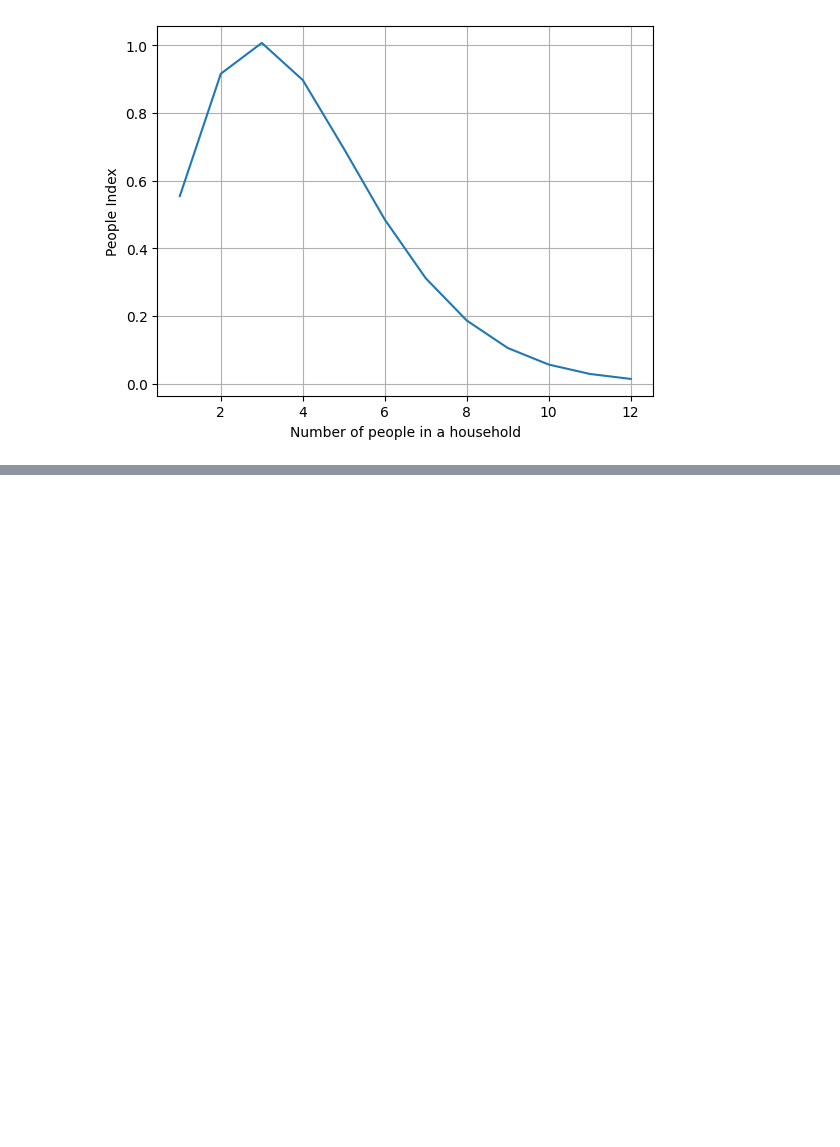
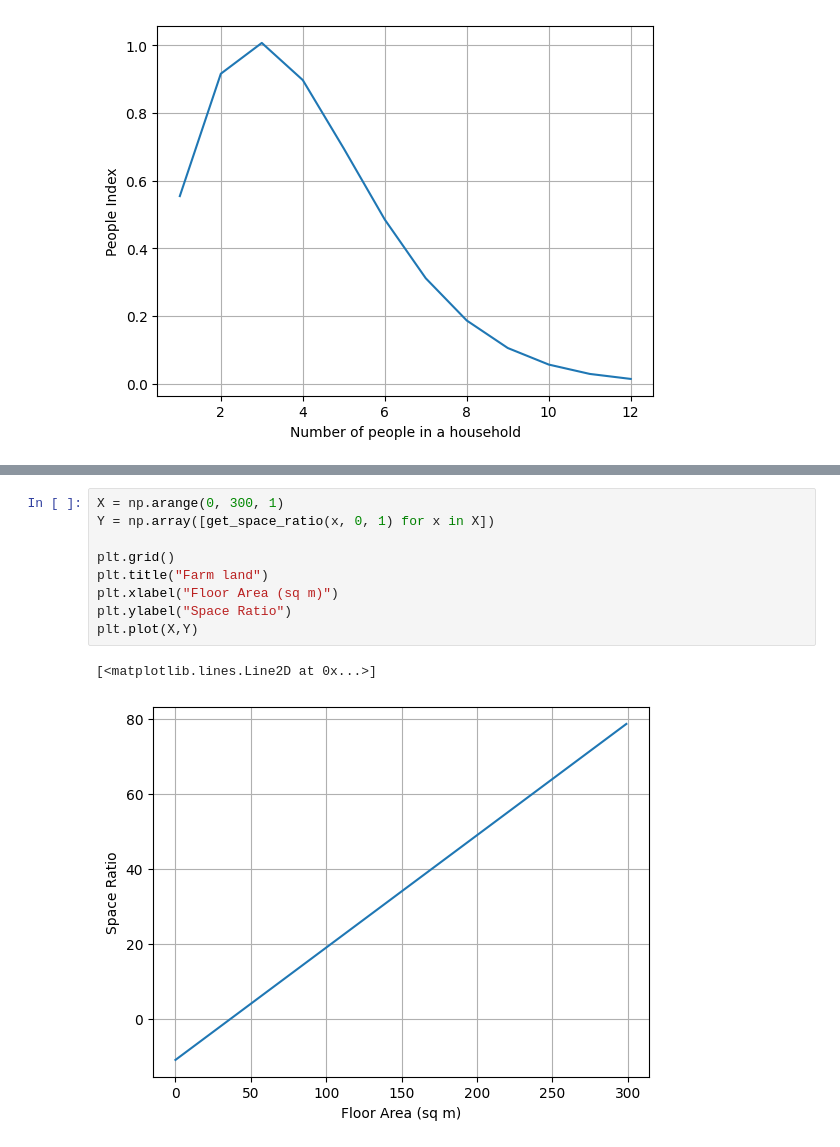
Before and after one commit to i2mx/IMMC-A-2024, a Jupyter notebook: Question1Model.ipynb, the cells around one changed output, grey strips where cells are left out. Cells and saved outputs as stored; diff of their text form; blank space fills up the shorter version.

```diff
--- a/Question1Model.ipynb
+++ b/Question1Model.ipynb
@@ -76 +78,13 @@ plt.plot(X,Y)
+# %%
+X = np.arange(0, 300, 1)
+Y = np.array([get_space_ratio(x, 0, 1) for x in X])
+
+plt.grid()
+plt.title("Farm land")
+plt.xlabel("Floor Area (sq m)")
+plt.ylabel("Space Ratio")
+plt.plot(X,Y)
+# %% [output]
+[<matplotlib.lines.Line2D at 0x...>]
+[figure, added]
 # %%
```
Also changed, not shown: parts of 15 cells of this notebook.
